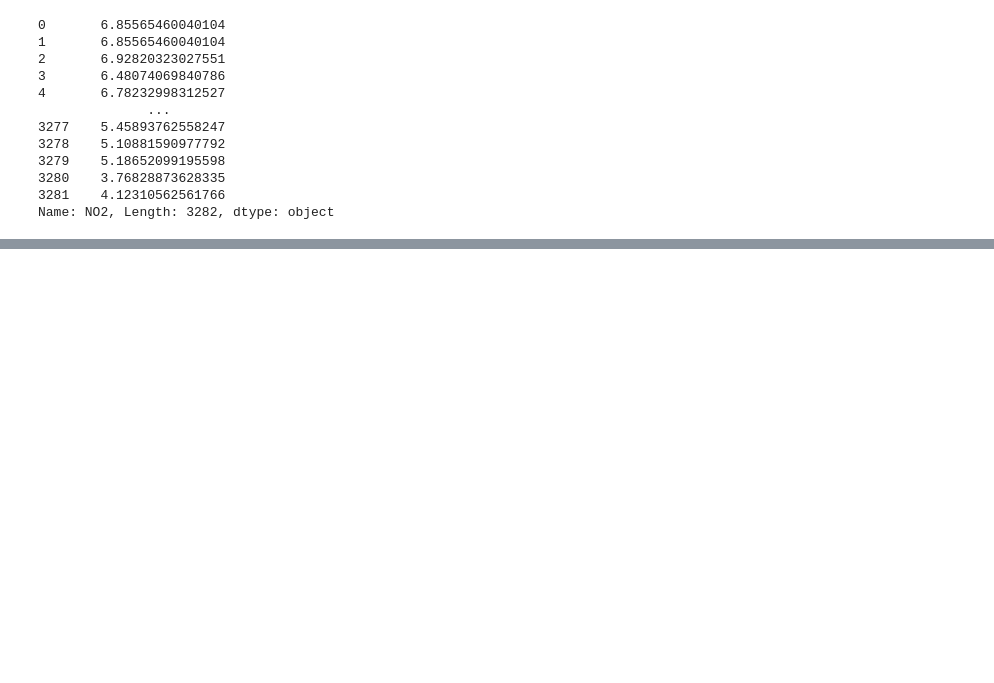
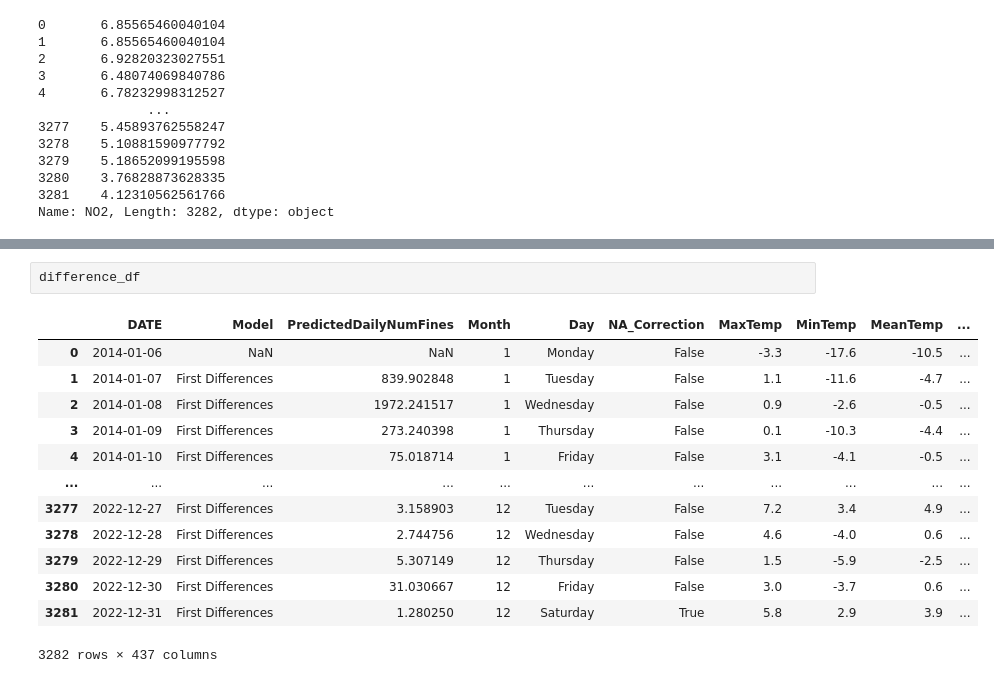
Before and after one commit to SamLeeBYU/BYUTrafficCitations, a Jupyter notebook: dashboard.ipynb, the cells around one changed output, grey strips where cells are left out. Cells and saved outputs as stored; diff of their text form; blank space fills up the shorter version.

```diff
--- a/dashboard.ipynb
+++ b/dashboard.ipynb
@@ -181,0 +737,16 @@ Name: NO2, Length: 3282, dtype: object
+# %%
+difference_df
+# %% [output]
+|  | DATE | Model | PredictedDailyNumFines | Month | Day | NA_Correction | MaxTemp | MinTemp | MeanTemp | ... |
+| 0 | 2014-01-06 | NaN | NaN | 1 | Monday | False | -3.3 | -17.6 | -10.5 | ... |
+| 1 | 2014-01-07 | First Differences | 839.902848 | 1 | Tuesday | False | 1.1 | -11.6 | -4.7 | ... |
+| 2 | 2014-01-08 | First Differences | 1972.241517 | 1 | Wednesday | False | 0.9 | -2.6 | -0.5 | ... |
+| 3 | 2014-01-09 | First Differences | 273.240398 | 1 | Thursday | False | 0.1 | -10.3 | -4.4 | ... |
+| 4 | 2014-01-10 | First Differences | 75.018714 | 1 | Friday | False | 3.1 | -4.1 | -0.5 | ... |
+| ... | ... | ... | ... | ... | ... | ... | ... | ... | ... | ... |
+| 3277 | 2022-12-27 | First Differences | 3.158903 | 12 | Tuesday | False | 7.2 | 3.4 | 4.9 | ... |
+| 3278 | 2022-12-28 | First Differences | 2.744756 | 12 | Wednesday | False | 4.6 | -4.0 | 0.6 | ... |
+| 3279 | 2022-12-29 | First Differences | 5.307149 | 12 | Thursday | False | 1.5 | -5.9 | -2.5 | ... |
+| 3280 | 2022-12-30 | First Differences | 31.030667 | 12 | Friday | False | 3.0 | -3.7 | 0.6 | ... |
+| 3281 | 2022-12-31 | First Differences | 1.280250 | 12 | Saturday | True | 5.8 | 2.9 | 3.9 | ... |
+3282 rows × 437 columns
```
Also changed, not shown: parts of 22 cells of this notebook, 7 other files.
